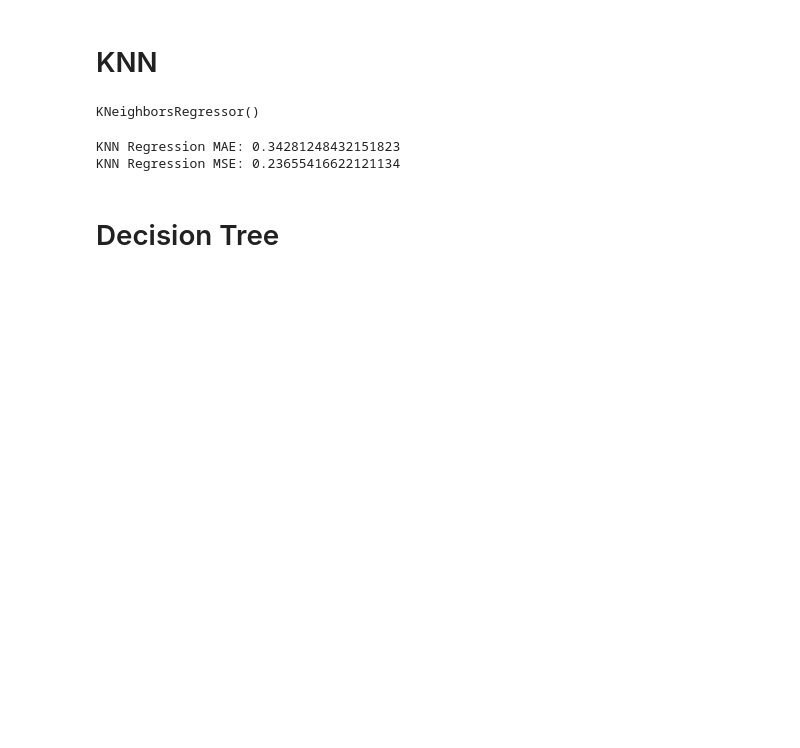
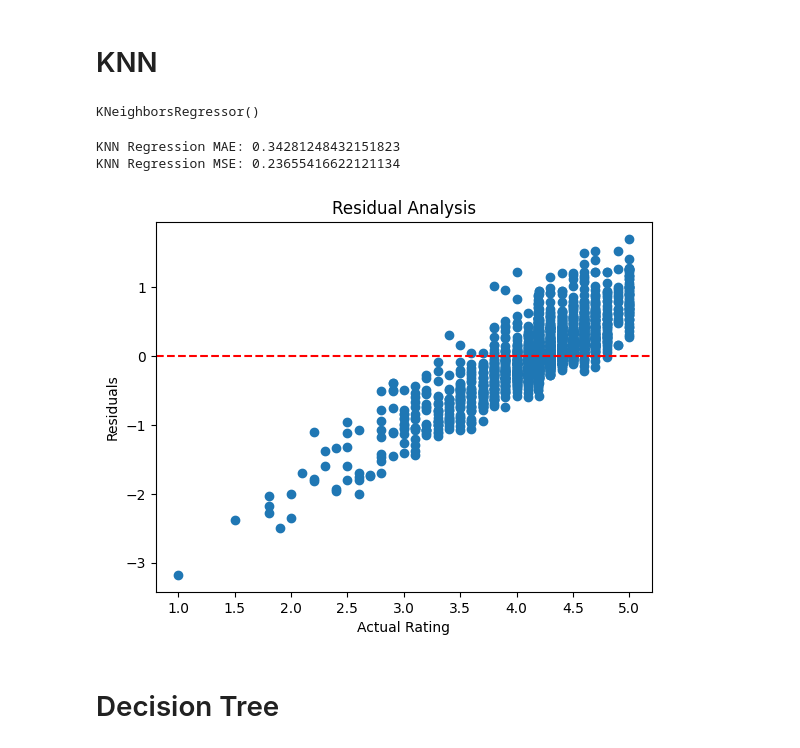
Before and after one commit to TruongGiaBao299/Machine-Learning-Final-Project, a Jupyter notebook: src/Final.ipynb, the cells around one changed output. Saved outputs shown, nothing was run; the diff lists cells and outputs as text; code cells hidden in the pictures; blank space fills up the shorter version.

```diff
--- a/src/Final.ipynb
+++ b/src/Final.ipynb
@@ -363,12 +375,14 @@ KNeighborsRegressor()
 # %%
 knn_reg_pred = knn_reg.predict(X_test_scaled)
 knn_reg_mae = mean_absolute_error(y_test, knn_reg_pred)
 knn_reg_mse = mean_squared_error(y_test, knn_reg_pred)
 print("KNN Regression MAE:", knn_reg_mae)
 print("KNN Regression MSE:", knn_reg_mse)
+residuals_ana(knn_reg_pred)
 # %% [output]
 KNN Regression MAE: 0.34281248432151823
 KNN Regression MSE: 0.23655416622121134
+[figure, added]
 # %% [markdown]
 # Decision Tree
 # %%
```
Also changed, not shown: parts of 18 cells of this notebook.
